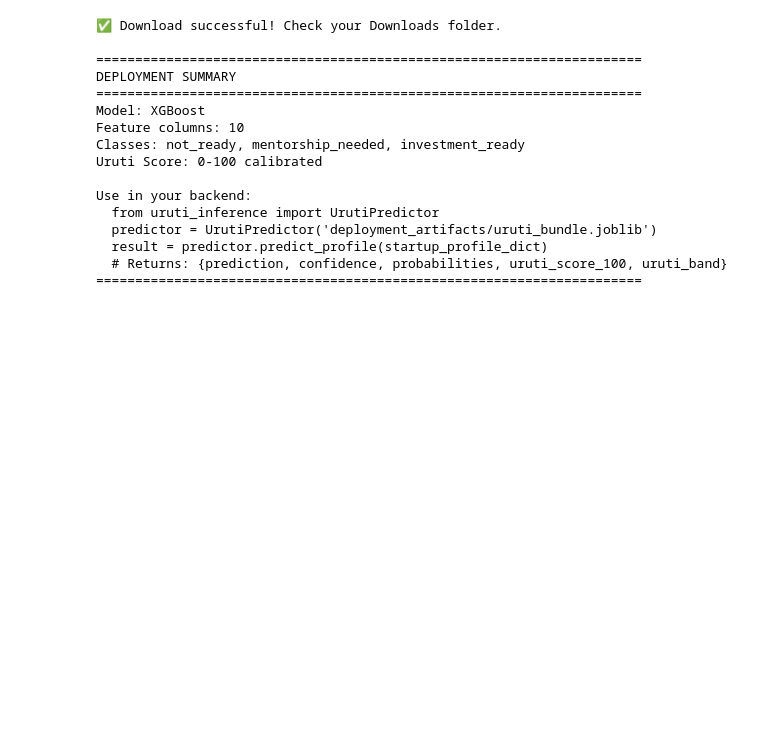
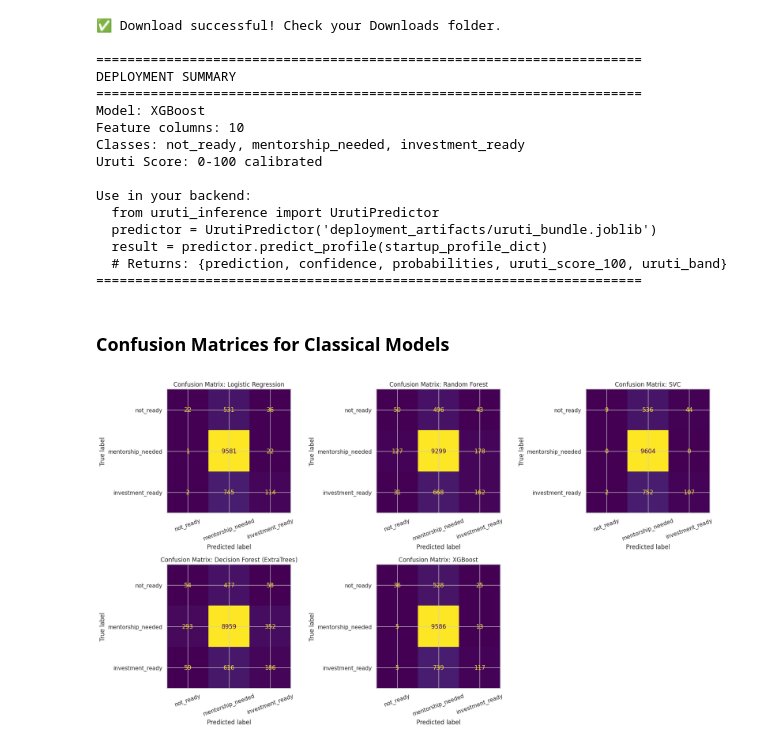
Before and after one commit to NiyonshutiDavid/uruti-platform, a Jupyter notebook: Notebooks/uruti-MLP_models/ModelCreation.ipynb, the cells around one changed output. Drawn from its saved outputs; the diff is of its cells as text; code cells hidden in the pictures; blank space fills up the shorter version.

Commit message:
Plotted confusion matrices for all models: classic models, and CNN models

```diff
--- a/Notebooks/uruti-MLP_models/ModelCreation.ipynb
+++ b/Notebooks/uruti-MLP_models/ModelCreation.ipynb
@@ -2712,3 +2712,26 @@ Use in your backend:
   result = predictor.predict_profile(startup_profile_dict)
   # Returns: {prediction, confidence, probabilities, uruti_score_100, uruti_band}
 ======================================================================
+# %% [markdown]
+### Confusion Matrices for Classical Models
+# %%
+# Regenerate and display confusion matrices for classical models
+n_models_classical = len(pred_cache)
+n_cols_classical = 3
+n_rows_classical = int(np.ceil(n_models_classical / n_cols_classical))
+fig_classical, axes_classical = plt.subplots(n_rows_classical, n_cols_classical, figsize=(6 * n_cols_classical, 5 * n_rows_classical))
+axes_classical = np.array(axes_classical).reshape(-1)
+
+for idx, (name, (preds, _)) in enumerate(pred_cache.items()):
+    cm = confusion_matrix(y_val, preds, labels=list(range(len(CLASS_NAMES))))
+    disp = ConfusionMatrixDisplay(confusion_matrix=cm, display_labels=CLASS_NAMES)
+    disp.plot(ax=axes_classical[idx], colorbar=False, xticks_rotation=20)
+    axes_classical[idx].set_title(f'Confusion Matrix: {name}')
+
+for j in range(idx + 1, len(axes_classical)):
+    axes_classical[j].axis("off")
+
+plt.tight_layout()
+plt.show()
+# %% [output]
+[figure, added]
```
Also changed, not shown: parts of 2 cells of this notebook.
